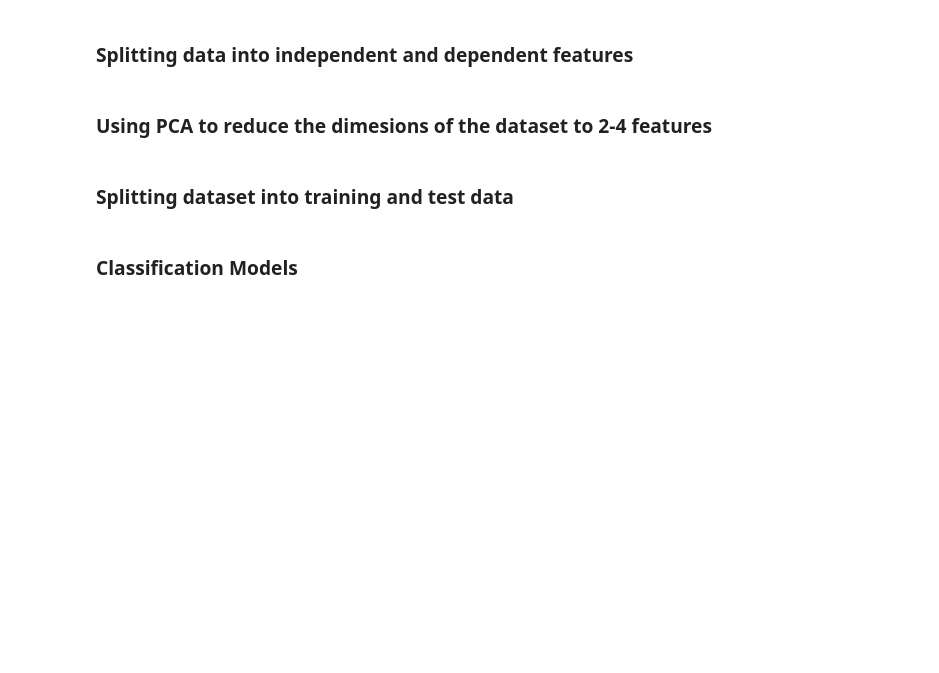
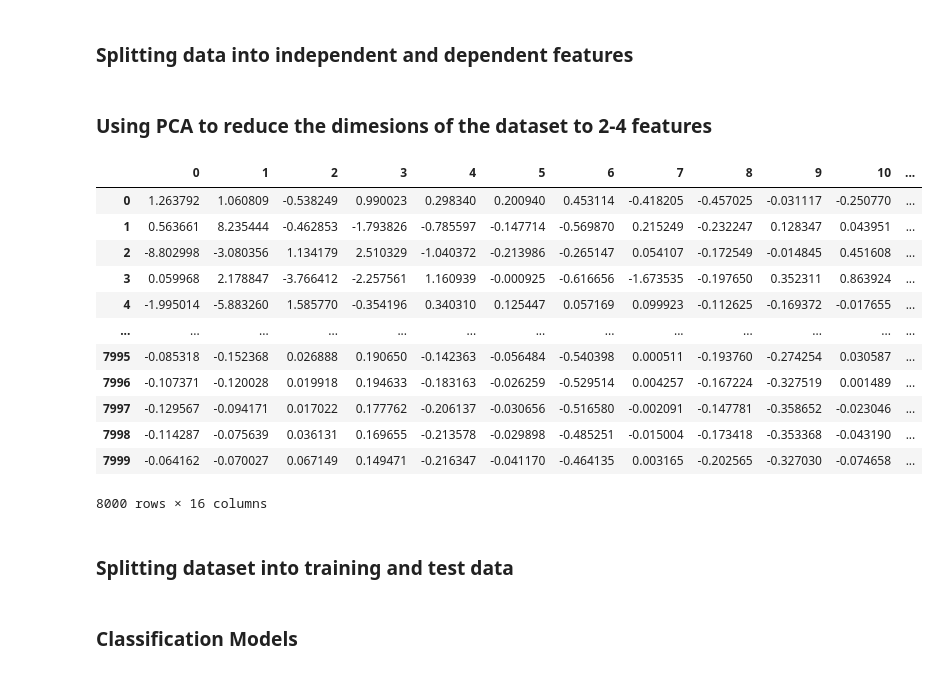
Before and after one commit to vishalprasad1912/Epileptic-Seizure-Identification-Project, a Jupyter notebook: EEG Detection.ipynb, the cells around one changed output. Saved outputs shown, nothing was run; the diff lists cells and outputs as text; code cells hidden in the pictures; blank space fills up the shorter version.

```diff
--- a/EEG Detection.ipynb
+++ b/EEG Detection.ipynb
@@ -183,12 +183,28 @@ y=dataset['y']
 # PCA works well when the dataset is Standardized (mean = 0, std = 1)
 from sklearn.preprocessing import StandardScaler
 from sklearn.decomposition import PCA
-pca = PCA(n_components=8)
+pca = PCA(n_components=16)
 scaler = StandardScaler()
 
 X_scaled = pd.DataFrame(scaler.fit_transform(X), columns=X.columns)
 
 X_pca = pd.DataFrame(pca.fit_transform(X_scaled))
+# %%
+X_pca
+# %% [output]
+|  | 0 | 1 | 2 | 3 | 4 | 5 | 6 | 7 | 8 | 9 | 10 | ... |
+| 0 | 1.263792 | 1.060809 | -0.538249 | 0.990023 | 0.298340 | 0.200940 | 0.453114 | -0.418205 | -0.457025 | -0.031117 | -0.250770 | ... |
+| 1 | 0.563661 | 8.235444 | -0.462853 | -1.793826 | -0.785597 | -0.147714 | -0.569870 | 0.215249 | -0.232247 | 0.128347 | 0.043951 | ... |
+| 2 | -8.802998 | -3.080356 | 1.134179 | 2.510329 | -1.040372 | -0.213986 | -0.265147 | 0.054107 | -0.172549 | -0.014845 | 0.451608 | ... |
+| 3 | 0.059968 | 2.178847 | -3.766412 | -2.257561 | 1.160939 | -0.000925 | -0.616656 | -1.673535 | -0.197650 | 0.352311 | 0.863924 | ... |
+| 4 | -1.995014 | -5.883260 | 1.585770 | -0.354196 | 0.340310 | 0.125447 | 0.057169 | 0.099923 | -0.112625 | -0.169372 | -0.017655 | ... |
+| ... | ... | ... | ... | ... | ... | ... | ... | ... | ... | ... | ... | ... |
+| 7995 | -0.085318 | -0.152368 | 0.026888 | 0.190650 | -0.142363 | -0.056484 | -0.540398 | 0.000511 | -0.193760 | -0.274254 | 0.030587 | ... |
+| 7996 | -0.107371 | -0.120028 | 0.019918 | 0.194633 | -0.183163 | -0.026259 | -0.529514 | 0.004257 | -0.167224 | -0.327519 | 0.001489 | ... |
+| 7997 | -0.129567 | -0.094171 | 0.017022 | 0.177762 | -0.206137 | -0.030656 | -0.516580 | -0.002091 | -0.147781 | -0.358652 | -0.023046 | ... |
+| 7998 | -0.114287 | -0.075639 | 0.036131 | 0.169655 | -0.213578 | -0.029898 | -0.485251 | -0.015004 | -0.173418 | -0.353368 | -0.043190 | ... |
+| 7999 | -0.064162 | -0.070027 | 0.067149 | 0.149471 | -0.216347 | -0.041170 | -0.464135 | 0.003165 | -0.202565 | -0.327030 | -0.074658 | ... |
+8000 rows × 16 columns
 # %% [markdown]
 ### Splitting dataset into training and test data
 # %%
```
Also changed, not shown: parts of 13 cells of this notebook.
